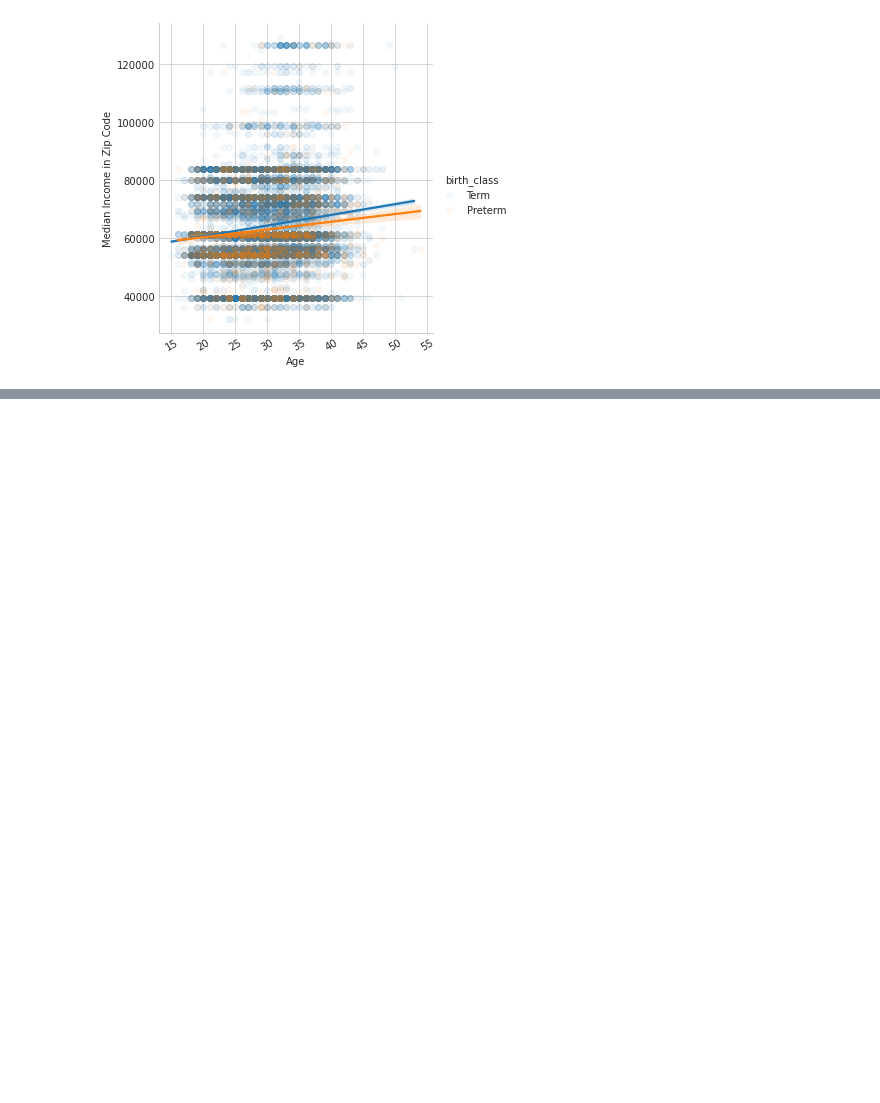
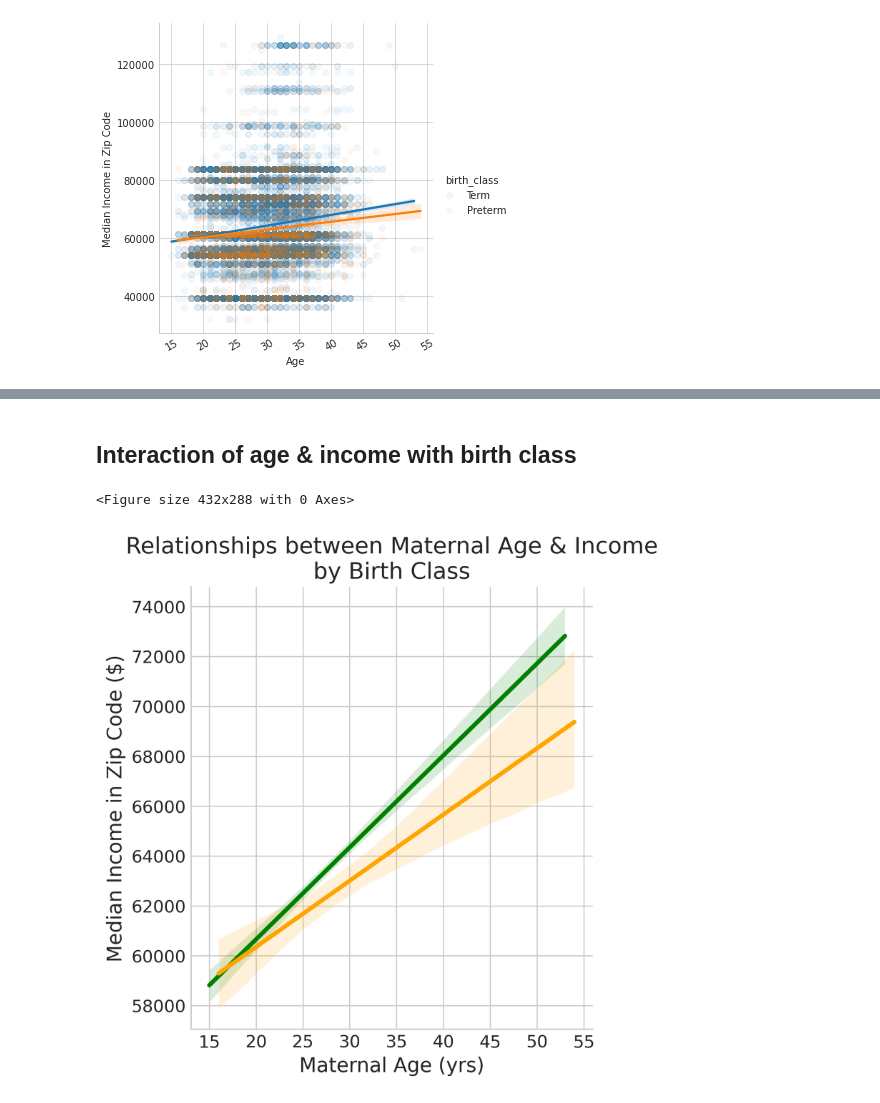
Before and after one commit to kgrillaert/preterm_birth, a Jupyter notebook: 02.Exploratory_Data_Analysis/EDA_Demographics.ipynb, the cells around one changed output, grey strips where cells are left out. Cells and saved outputs as stored; diff of their text form; code cells hidden in the pictures; blank space fills up the shorter version.

```diff
--- a/02.Exploratory_Data_Analysis/EDA_Demographics.ipynb
+++ b/02.Exploratory_Data_Analysis/EDA_Demographics.ipynb
@@ -443,0 +503,47 @@ plt.show()
+# %%
+plt.figure(figsize=(10,4))
+
+sns.set_style('whitegrid')
+sns.kdeplot(data=birth,
+            x='age_at_birth',
+            hue='birth_class',
+            fill=True,
+            common_norm=False)
+
+plt.xlabel("Mother's Age at Conception (yrs)")
+plt.ylabel('Count')
+plt.show()
+# %% [markdown]
+## Interaction of age & income with birth class
+# %%
+# Set the figure size and higher dpi
+plt.figure(figsize=(6, 4))
+
+custom_palette = {'Term': 'green', 'Preterm': 'orange'}
+
+lm = sns.lmplot(data = birth,
+                x = "age_at_birth",
+                y = 'median_income_zip',
+                hue = 'birth_class',
+                palette=custom_palette,
+                scatter = False,
+                line_kws={'linewidth': 3})
+
+# Remove the default legend created by lmplot
+lm.fig.get_children()[-1].remove()
+
+# Access the Matplotlib figure and set higher dpi
+lm.fig.set_dpi(300)
+
+# Set labels and title
+plt.xlabel('Maternal Age (yrs)', fontsize=14)
+plt.ylabel('Median Income in Zip Code ($)', fontsize=14)
+plt.title('Relationships between Maternal Age & Income\nby Birth Class', fontsize=16)
+plt.xticks(fontsize=12)
+plt.yticks(fontsize=12)
+
+# Show the plot
+plt.show()
+# %% [output]
+<Figure size 432x288 with 0 Axes>
+[figure, added]
```
Also changed, not shown: parts of 7 cells of this notebook, 1 other file.
